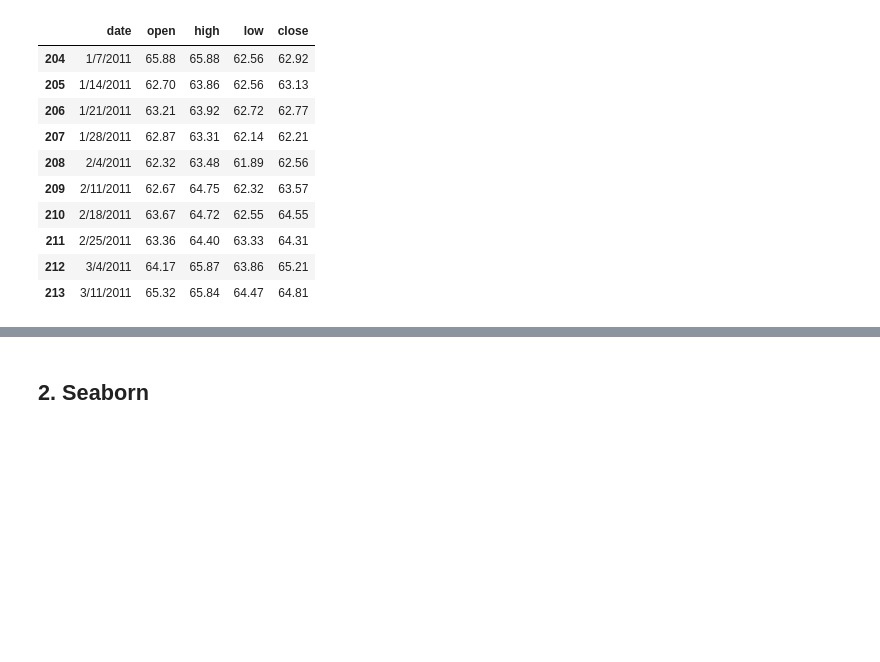
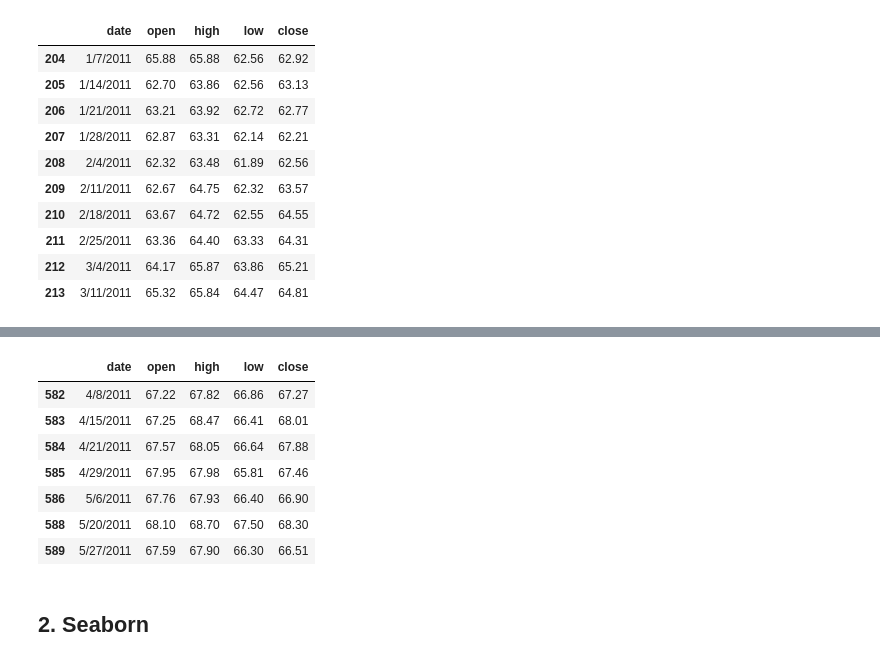
Before and after one commit to anamilanezi/ebac-dados, a Jupyter notebook: M01-M09-Python/exercicios/em7-modulos-pacotes.ipynb, the cells around one changed output, grey strips where cells are left out. Drawn from its saved outputs; the diff is of its cells as text; code cells hidden in the pictures; blank space fills up the shorter version.

```diff
--- a/M01-M09-Python/exercicios/em7-modulos-pacotes.ipynb
+++ b/M01-M09-Python/exercicios/em7-modulos-pacotes.ipynb
@@ -257,3 +285,15 @@ df_ko.head(n=10)
+# %%
+# Filtrando informações
+df_ko.query("open > 67")
+# %% [output]
+|  | date | open | high | low | close |
+| 582 | 4/8/2011 | 67.22 | 67.82 | 66.86 | 67.27 |
+| 583 | 4/15/2011 | 67.25 | 68.47 | 66.41 | 68.01 |
+| 584 | 4/21/2011 | 67.57 | 68.05 | 66.64 | 67.88 |
+| 585 | 4/29/2011 | 67.95 | 67.98 | 65.81 | 67.46 |
+| 586 | 5/6/2011 | 67.76 | 67.93 | 66.40 | 66.90 |
+| 588 | 5/20/2011 | 68.10 | 68.70 | 67.50 | 68.30 |
+| 589 | 5/27/2011 | 67.59 | 67.90 | 66.30 | 66.51 |
 # %% [markdown]
 ## 2\. Seaborn
 # %% [markdown]
```
Also changed, not shown: parts of 10 cells of this notebook.
